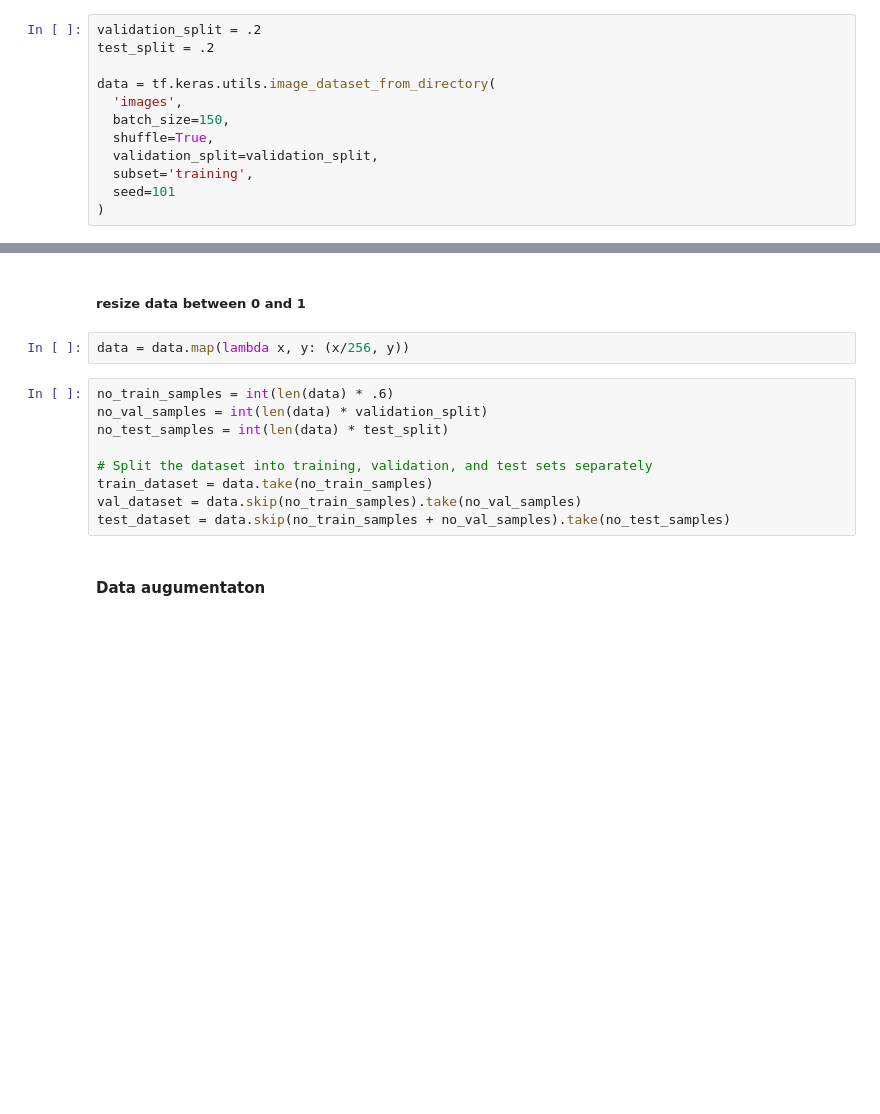
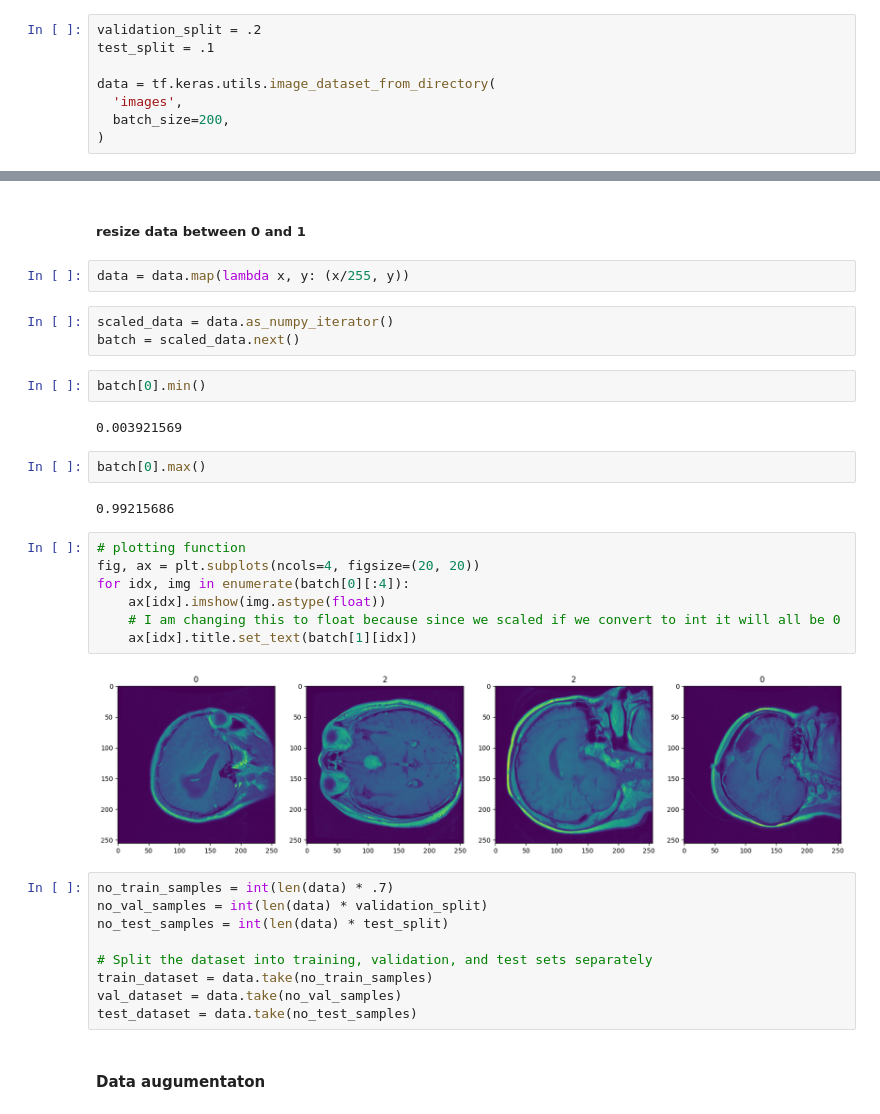
Before and after one commit to Alfred-Onuada/final-year-project, a Jupyter notebook: ML/tumor-detection.ipynb, the cells around one changed output, grey strips where cells are left out. Cells and saved outputs as stored; diff of their text form; blank space fills up the shorter version.

```diff
--- a/ML/tumor-detection.ipynb
+++ b/ML/tumor-detection.ipynb
@@ -113,15 +107,11 @@ for gpu in gpus:
     tf.config.experimental.set_memory_growth(gpu, True)
 # %%
 validation_split = .2
-test_split = .2
+test_split = .1
 
 data = tf.keras.utils.image_dataset_from_directory(
   'images',
-  batch_size=150,
-  shuffle=True,
-  validation_split=validation_split,
-  subset='training',
-  seed=101
+  batch_size=200,
 )
 # %% [output]
 Found 3019 files belonging to 3 classes.
@@ -129,16 +122,36 @@ Using 2416 files for training.
 # %% [markdown]
 ##### resize data between 0 and 1
 # %%
-data = data.map(lambda x, y: (x/256, y))
+data = data.map(lambda x, y: (x/255, y))
+# %%
+scaled_data = data.as_numpy_iterator()
+batch = scaled_data.next()
+# %%
+batch[0].min()
+# %% [output]
+0.003921569
+# %%
+batch[0].max()
+# %% [output]
+0.99215686
+# %%
+# plotting function
+fig, ax = plt.subplots(ncols=4, figsize=(20, 20))
+for idx, img in enumerate(batch[0][:4]):
+    ax[idx].imshow(img.astype(float))
+    # I am changing this to float because since we scaled if we convert to int it will all be 0
+    ax[idx].title.set_text(batch[1][idx])
+# %% [output]
+[figure, added]
 # %%
-no_train_samples = int(len(data) * .6)
+no_train_samples = int(len(data) * .7)
 no_val_samples = int(len(data) * validation_split)
 no_test_samples = int(len(data) * test_split)
 
 # Split the dataset into training, validation, and test sets separately
 train_dataset = data.take(no_train_samples)
-val_dataset = data.skip(no_train_samples).take(no_val_samples)
-test_dataset = data.skip(no_train_samples + no_val_samples).take(no_test_samples)
+val_dataset = data.take(no_val_samples)
+test_dataset = data.take(no_test_samples)
 # %% [markdown]
 #### Data augumentaton
 # %%
```
Also changed, not shown: parts of 11 cells of this notebook, 10 other files.
